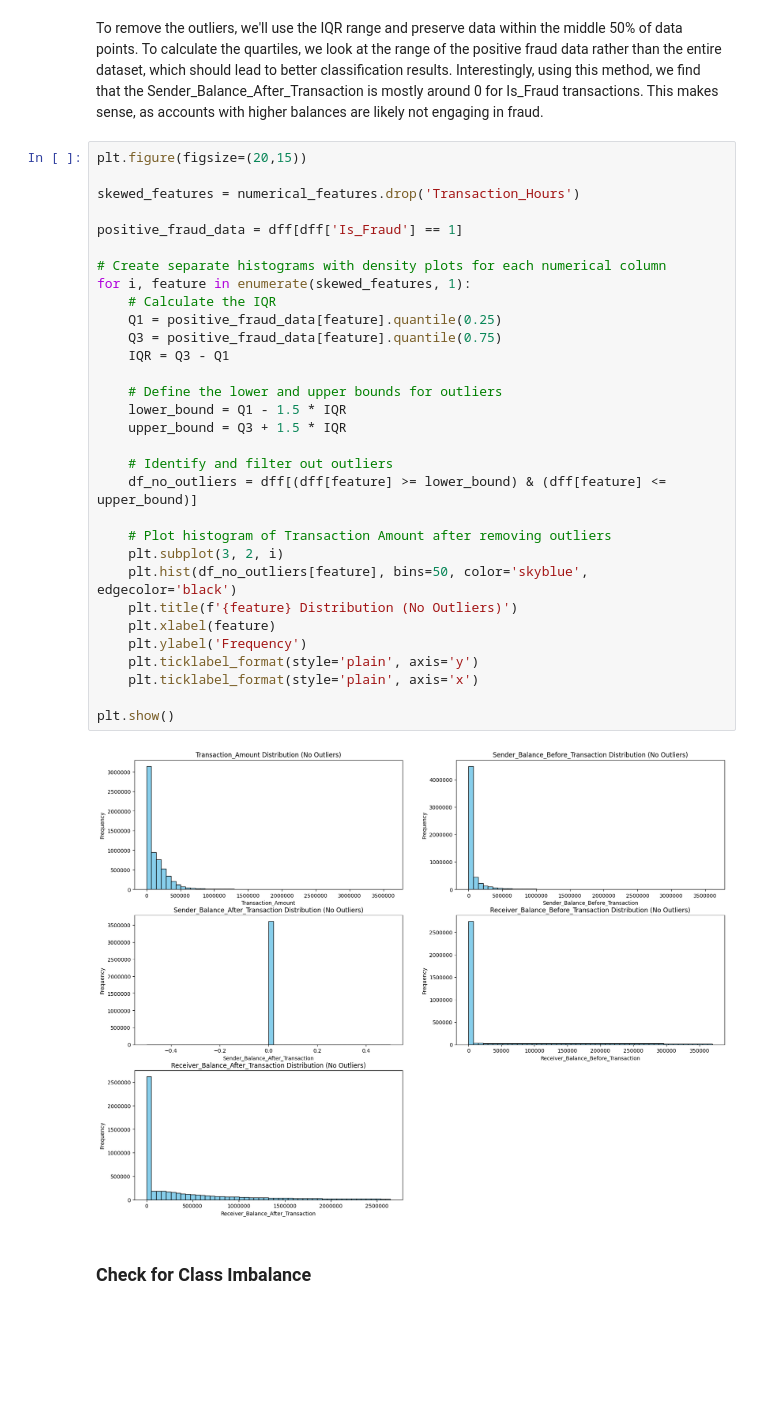
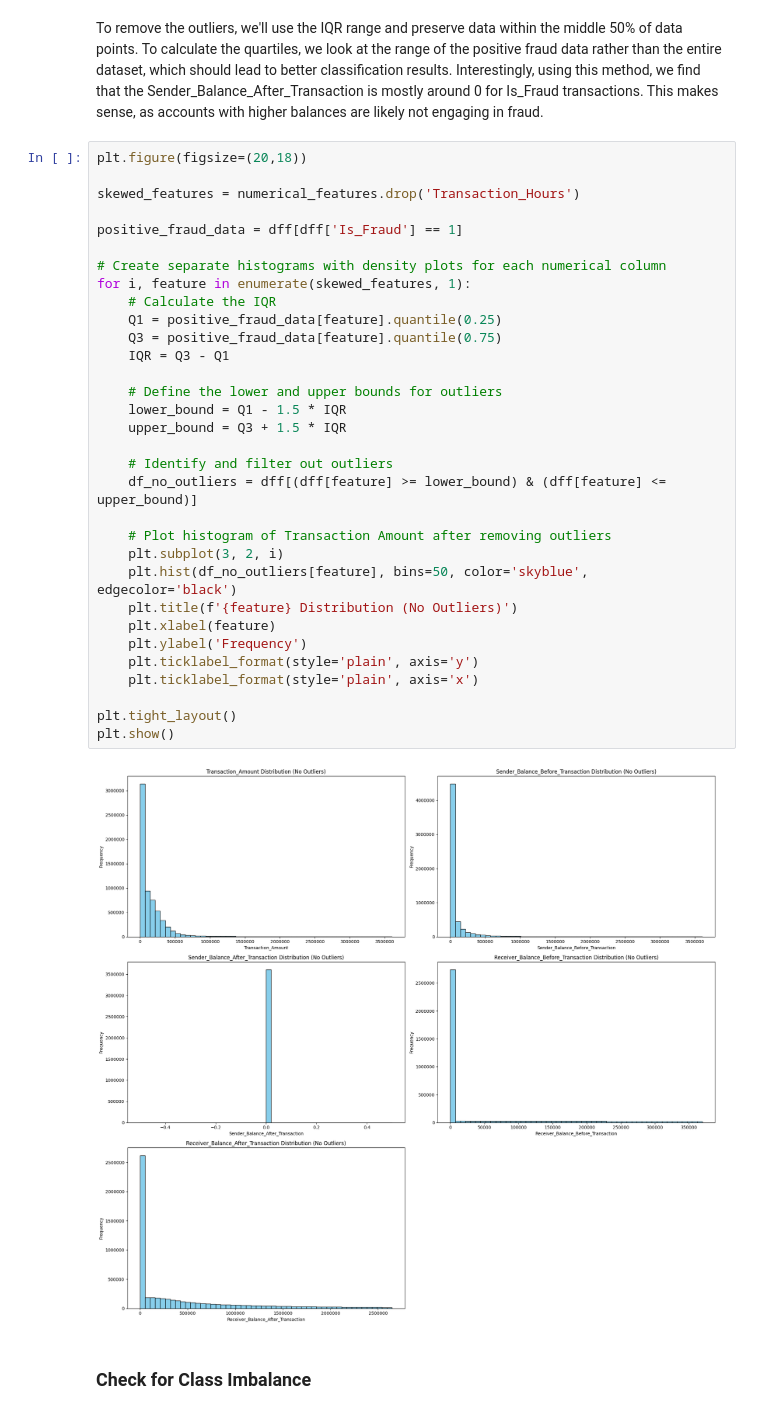
Before and after one commit to waquas9248/SE512, a Jupyter notebook: Notebook.ipynb, the cells around one changed output. Saved outputs shown, nothing was run; the diff lists cells and outputs as text; blank space fills up the shorter version.

```diff
--- a/Notebook.ipynb
+++ b/Notebook.ipynb
@@ -332,38 +332,39 @@ plt.show()
 # %% [markdown]
 To remove the outliers, we'll use the IQR range and preserve data within the middle 50% of data points. To calculate the quartiles, we look at the range of the positive fraud data rather than the entire dataset, which should lead to better classification results. Interestingly, using this method, we find that the Sender_Balance_After_Transaction is mostly around 0 for Is_Fraud transactions. This makes sense, as accounts with higher balances are likely not engaging in fraud.
 # %%
-plt.figure(figsize=(20,15))
+plt.figure(figsize=(20,18))
 
 skewed_features = numerical_features.drop('Transaction_Hours')
 
 positive_fraud_data = dff[dff['Is_Fraud'] == 1]
 
 # Create separate histograms with density plots for each numerical column
 for i, feature in enumerate(skewed_features, 1):
     # Calculate the IQR
     Q1 = positive_fraud_data[feature].quantile(0.25)
     Q3 = positive_fraud_data[feature].quantile(0.75)
     IQR = Q3 - Q1
 
     # Define the lower and upper bounds for outliers
     lower_bound = Q1 - 1.5 * IQR
     upper_bound = Q3 + 1.5 * IQR
 
     # Identify and filter out outliers
     df_no_outliers = dff[(dff[feature] >= lower_bound) & (dff[feature] <= upper_bound)]
 
     # Plot histogram of Transaction Amount after removing outliers
     plt.subplot(3, 2, i)
     plt.hist(df_no_outliers[feature], bins=50, color='skyblue', edgecolor='black')
     plt.title(f'{feature} Distribution (No Outliers)')
     plt.xlabel(feature)
     plt.ylabel('Frequency')
     plt.ticklabel_format(style='plain', axis='y')
     plt.ticklabel_format(style='plain', axis='x')
 
+plt.tight_layout()
 plt.show()
 # %% [output]
-[figure, old version]
+[figure, new version]
 # %% [markdown]
 ### Check for Class Imbalance
 # %% [markdown]
```
Also changed, not shown: parts of 11 cells of this notebook.
